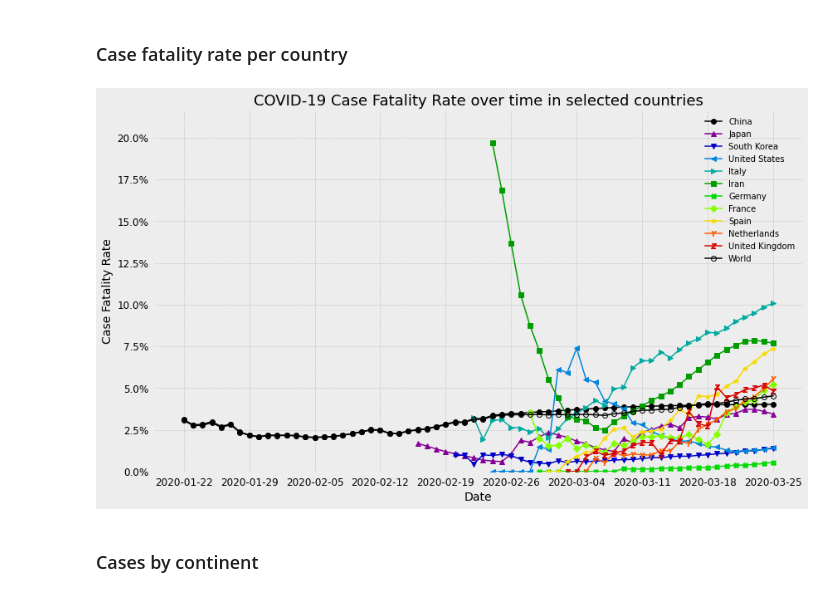
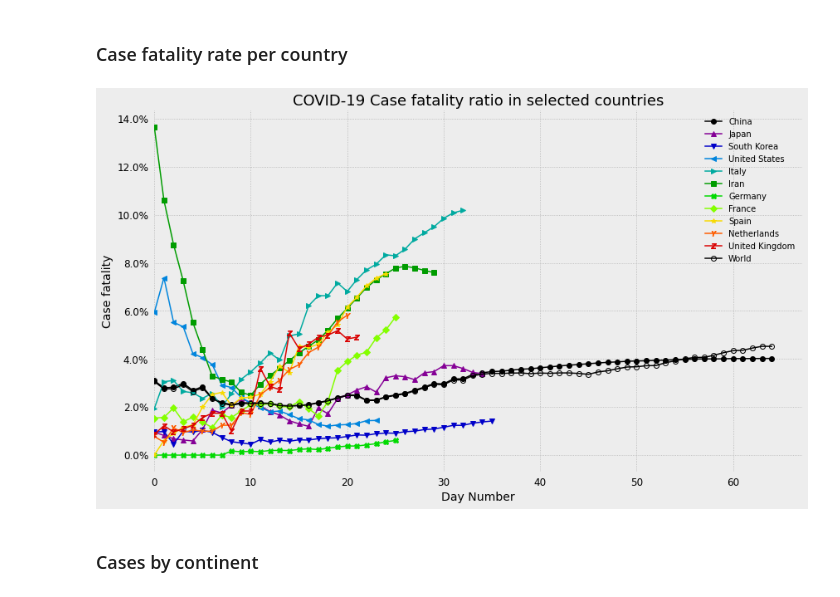
Before and after one commit to JeroenKools/covid19, a Jupyter notebook: COVID-19.ipynb, the cells around one changed output. Drawn from its saved outputs; the diff is of its cells as text; code cells hidden in the pictures.

Commit message:
New data, update model, better date formatting

```diff
--- a/COVID-19.ipynb
+++ b/COVID-19.ipynb
@@ -140,9 +140,9 @@ data.plot("day_number", "active", countries_to_plot, min_cases=40)
 # %% [markdown]
 ### Case fatality rate per country
 # %%
-data.plot("calendar_date", "deaths/confirmed", countries_to_plot, min_cases=50, use_log_scale=False)
+data.plot("day_number", "deaths/confirmed", countries_to_plot, min_cases=100, use_log_scale=False)
 # %% [output]
-[figure, old version]
+[figure, new version]
 # %% [markdown]
 ### Cases by continent
 # %%
```
Also changed, not shown: parts of 19 cells of this notebook, 2 other files.
